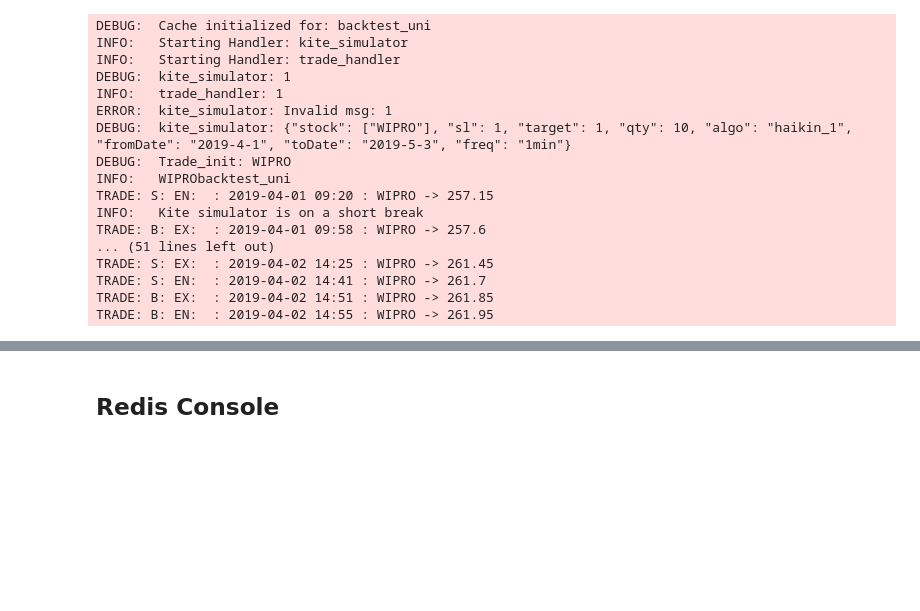
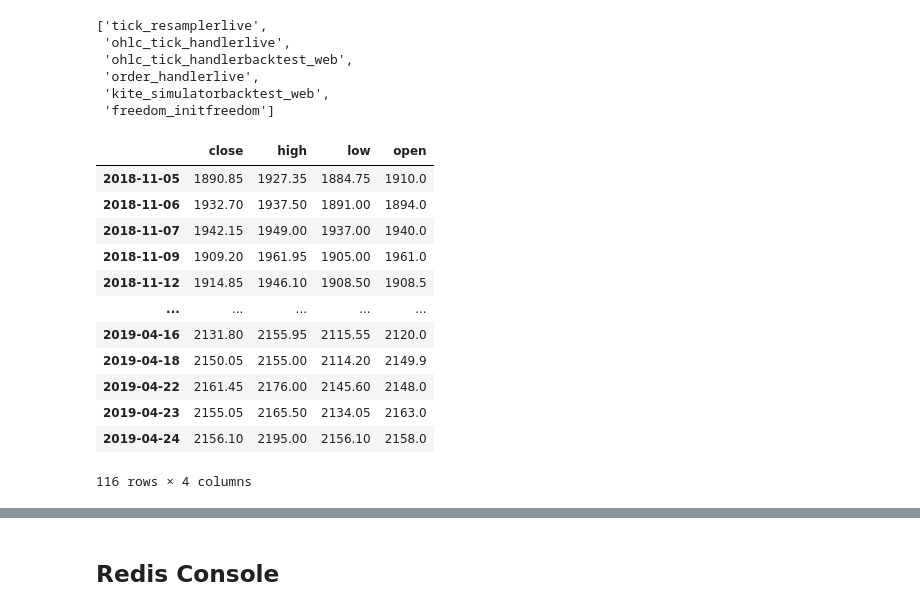
Before and after one commit to suhansaha/algotrader, a Jupyter notebook: src/freedom_v2_unit_test.ipynb, the cells around one changed output, grey strips where cells are left out. Drawn from its saved outputs; the diff is of its cells as text; code cells hidden in the pictures; blank space fills up the shorter version.

```diff
--- a/src/freedom_v2_unit_test.ipynb
+++ b/src/freedom_v2_unit_test.ipynb
@@ -105,3 +101,15 @@ backtest_unitest(['WIPRO'])
+# %%
+if backtest_manager.job.is_alive():
+    backtest_manager.job.terminate()
+backtest_manager.job.is_alive()
+redis_conn.pubsub_channels()
+# %% [output]
+['tick_resamplerlive',
+ 'ohlc_tick_handlerlive',
+ 'ohlc_tick_handlerbacktest_web',
+ 'order_handlerlive',
+ 'kite_simulatorbacktest_web',
+ 'freedom_initfreedom']
 # %%
 backtest_unitest(['TCS'])
 # %%
@@ -112,20 +117,16 @@ if backtest_manager.job.is_alive():
-# %%
-backtest_manager = threadManager(cache_type, ["kite_simulator","trade_handler"], [kite_simulator, trade_handler])
-# %% [output]
-DEBUG:  Cache initialized for: backtest_uni
-INFO:   Starting Handler: kite_simulator
-INFO:   Starting Handler: trade_handler
-DEBUG:  kite_simulator: 1
-INFO:   trade_handler: 1
-ERROR:  kite_simulator: Invalid msg: 1
-DEBUG:  kite_simulator: {"stock": ["WIPRO"], "sl": 1, "target": 1, "qty": 10, "algo": "haikin_1", "fromDate": "2019-4-1", "toDate": "2019-5-3", "freq": "1min"}
-DEBUG:  Trade_init: WIPRO
-INFO:   WIPRObacktest_uni
-TRADE: S: EN:  : 2019-04-01 09:20 : WIPRO -> 257.15
-INFO:   Kite simulator is on a short break
-TRADE: B: EX:  : 2019-04-01 09:58 : WIPRO -> 257.6
-... (51 lines left out)
-TRADE: S: EX:  : 2019-04-02 14:25 : WIPRO -> 261.45
-TRADE: S: EN:  : 2019-04-02 14:41 : WIPRO -> 261.7
-TRADE: B: EX:  : 2019-04-02 14:51 : WIPRO -> 261.85
-TRADE: B: EN:  : 2019-04-02 14:55 : WIPRO -> 261.95
+# %%
+my_cache.getOHLC('TCS')
+# %% [output]
+|  | close | high | low | open |
+| 2018-11-05 | 1890.85 | 1927.35 | 1884.75 | 1910.0 |
+| 2018-11-06 | 1932.70 | 1937.50 | 1891.00 | 1894.0 |
+| 2018-11-07 | 1942.15 | 1949.00 | 1937.00 | 1940.0 |
+| 2018-11-09 | 1909.20 | 1961.95 | 1905.00 | 1961.0 |
+| 2018-11-12 | 1914.85 | 1946.10 | 1908.50 | 1908.5 |
+| ... | ... | ... | ... | ... |
+| 2019-04-16 | 2131.80 | 2155.95 | 2115.55 | 2120.0 |
+| 2019-04-18 | 2150.05 | 2155.00 | 2114.20 | 2149.9 |
+| 2019-04-22 | 2161.45 | 2176.00 | 2145.60 | 2148.0 |
+| 2019-04-23 | 2155.05 | 2165.50 | 2134.05 | 2163.0 |
+| 2019-04-24 | 2156.10 | 2195.00 | 2156.10 | 2158.0 |
+116 rows × 4 columns
```
Also changed, not shown: parts of 51 cells of this notebook, 4 other files.
